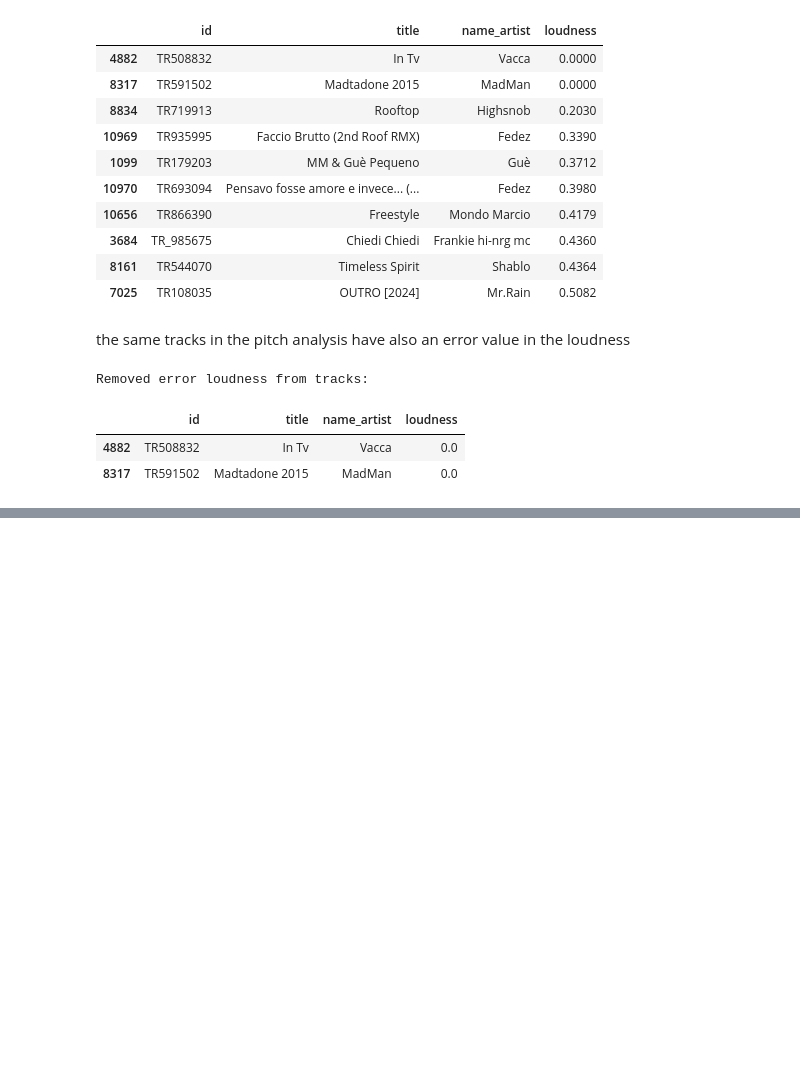
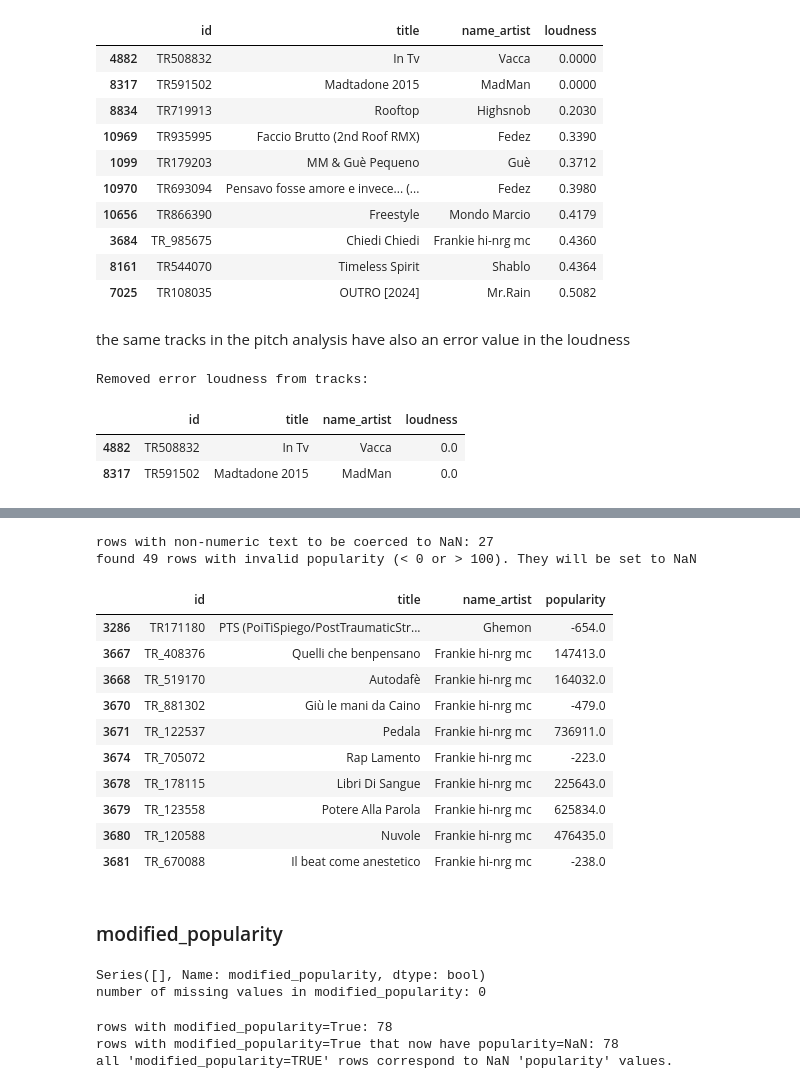
Before and after one commit to jaanisfehling/italian-rap-songs, a Jupyter notebook: data_understanding/tracks_analysis.ipynb, the cells around one changed output, grey strips where cells are left out. Drawn from its saved outputs; the diff is of its cells as text; code cells hidden in the pictures; blank space fills up the shorter version.

Commit message:
popularity & modified_popularity analysis

```diff
--- a/data_understanding/tracks_analysis.ipynb
+++ b/data_understanding/tracks_analysis.ipynb
@@ -3333,0 +3356,65 @@ Removed error loudness from tracks:
+# %%
+nans_before = df['popularity'].isna().sum()
+temp_numeric_pop = pd.to_numeric(df['popularity'], errors='coerce')
+nans_after = temp_numeric_pop.isna().sum()
+newly_coerced_count = nans_after - nans_before
+print(f"rows with non-numeric text to be coerced to NaN: {newly_coerced_count}")
+
+df['popularity'] = temp_numeric_pop
+
+invalid_range_mask = (df['popularity'] < 0) | (df['popularity'] > 100)
+invalid_popularity = df[invalid_range_mask]
+
+if not invalid_popularity.empty:
+    print(f"found {len(invalid_popularity)} rows with invalid popularity (< 0 or > 100). They will be set to NaN")
+
+    display(invalid_popularity[['id', 'title', 'name_artist', 'popularity']].head(10))
+
+    df.loc[invalid_range_mask, 'popularity'] = np.nan
+
+df['popularity'] = df['popularity'].astype('Int64')
+# %% [output]
+rows with non-numeric text to be coerced to NaN: 27
+found 49 rows with invalid popularity (< 0 or > 100). They will be set to NaN
+|  | id | title | name_artist | popularity |
+| 3286 | TR171180 | PTS (PoiTiSpiego/PostTraumaticStr... | Ghemon | -654.0 |
+| 3667 | TR_408376 | Quelli che benpensano | Frankie hi-nrg mc | 147413.0 |
+| 3668 | TR_519170 | Autodafè | Frankie hi-nrg mc | 164032.0 |
+| 3670 | TR_881302 | Giù le mani da Caino | Frankie hi-nrg mc | -479.0 |
+| 3671 | TR_122537 | Pedala | Frankie hi-nrg mc | 736911.0 |
+| 3674 | TR_705072 | Rap Lamento | Frankie hi-nrg mc | -223.0 |
+| 3678 | TR_178115 | Libri Di Sangue | Frankie hi-nrg mc | 225643.0 |
+| 3679 | TR_123558 | Potere Alla Parola | Frankie hi-nrg mc | 625834.0 |
+| 3680 | TR_120588 | Nuvole | Frankie hi-nrg mc | 476435.0 |
+| 3681 | TR_670088 | Il beat come anestetico | Frankie hi-nrg mc | -238.0 |
+# %% [markdown]
+### modified_popularity
+# %%
+invalid_elems = df[df['modified_popularity'].apply(check_type_validity, expected_type=bool)]
+print(invalid_elems['modified_popularity'])
+
+nan_indexes = df.index[df['modified_popularity'].isna()].tolist()
+print(f"number of missing values in modified_popularity: {len(nan_indexes)}")
+# %% [output]
+Series([], Name: modified_popularity, dtype: bool)
+number of missing values in modified_popularity: 0
+# %%
+mod_true_mask = (df['modified_popularity'] == True)
+mod_true_count = mod_true_mask.sum()
+
+print(f"rows with modified_popularity=True: {mod_true_count}")
+
+if mod_true_count > 0:
+    pop_values_in_mod_true = df.loc[mod_true_mask, 'popularity']
+
+    #count how many of the modified_popularity = TRUE are now NaN because of cleaning from previous step
+    nans_in_mod_true = pop_values_in_mod_true.isna().sum()
+
+    print(f"rows with modified_popularity=True that now have popularity=NaN: {nans_in_mod_true}")
+
+    if nans_in_mod_true == mod_true_count:
+        print("all 'modified_popularity=TRUE' rows correspond to NaN 'popularity' values.")
+# %% [output]
+rows with modified_popularity=True: 78
+rows with modified_popularity=True that now have popularity=NaN: 78
+all 'modified_popularity=TRUE' rows correspond to NaN 'popularity' values.
```
Also changed, not shown: parts of 4 cells of this notebook.
